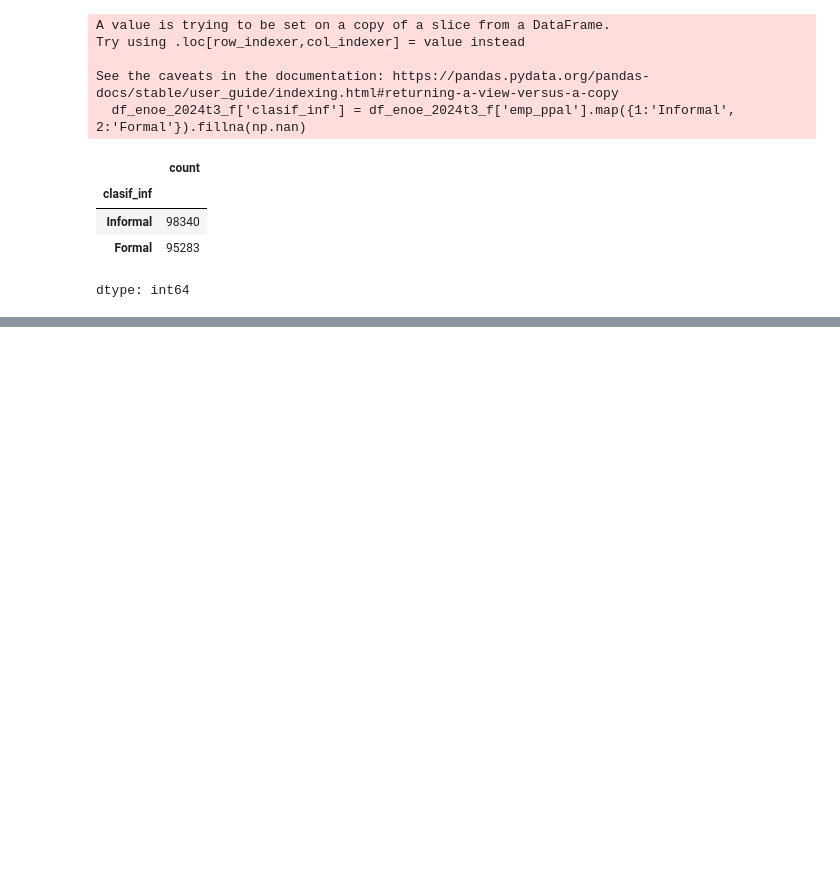
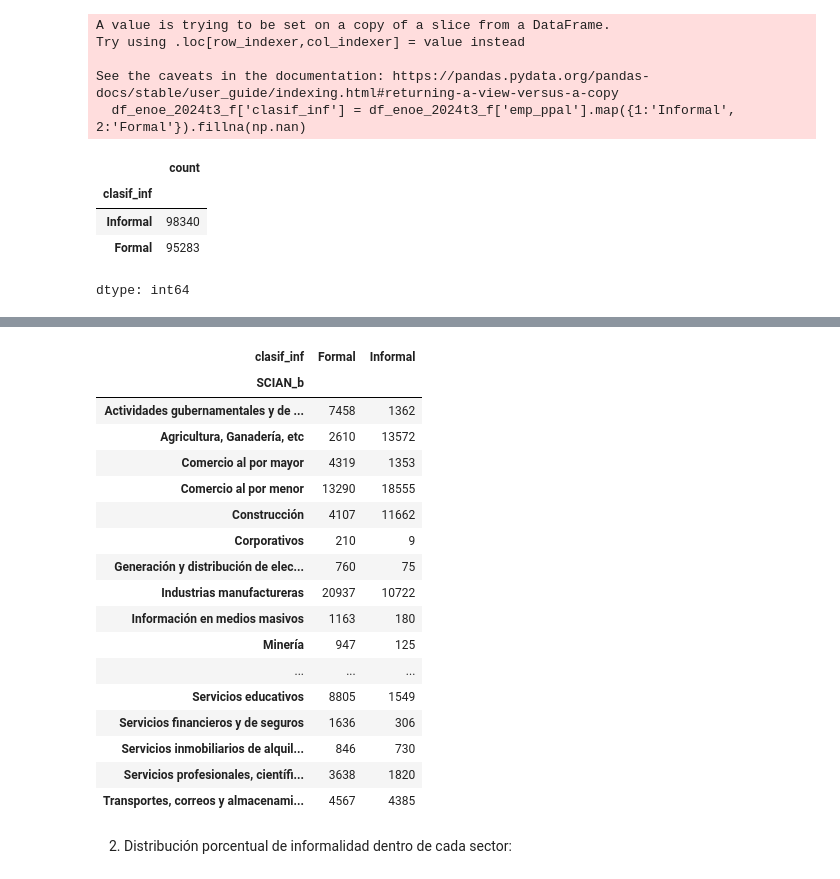
Before and after one commit to DiegoSReco/intro_python_para_economistas, a Jupyter notebook: script_python_5_Analisis_Datos_Pandas_2.ipynb, the cells around one changed output, grey strips where cells are left out. Drawn from its saved outputs; the diff is of its cells as text; code cells hidden in the pictures; blank space fills up the shorter version.

```diff
--- a/script_python_5_Analisis_Datos_Pandas_2.ipynb
+++ b/script_python_5_Analisis_Datos_Pandas_2.ipynb
@@ -2094,4 +2096,6 @@ scian_descripciones = {
 
 
 #¿Qué función utilizo?
-df_enoe_2024t3_f['SCIAN_b'] =
+df_enoe_2024t3_f['SCIAN_b'] = df_enoe_2024t3_f['scian'].map(scian_descripciones)
+
+df_enoe_2024t3_f['SCIAN_b'].value_counts()
@@ -2118,0 +2171,24 @@ dtype: int64
+# %%
+#Ejecución de función
+pd.crosstab(df_enoe_2024t3_f['SCIAN_b'], df_enoe_2024t3_f['clasif_inf'])
+# %% [output]
+| clasif_inf | Formal | Informal |
+| SCIAN_b |  |  |
+| Actividades gubernamentales y de ... | 7458 | 1362 |
+| Agricultura, Ganadería, etc | 2610 | 13572 |
+| Comercio al por mayor | 4319 | 1353 |
+| Comercio al por menor | 13290 | 18555 |
+| Construcción | 4107 | 11662 |
+| Corporativos | 210 | 9 |
+| Generación y distribución de elec... | 760 | 75 |
+| Industrias manufactureras | 20937 | 10722 |
+| Información en medios masivos | 1163 | 180 |
+| Minería | 947 | 125 |
+| ... | ... | ... |
+| Servicios educativos | 8805 | 1549 |
+| Servicios financieros y de seguros | 1636 | 306 |
+| Servicios inmobiliarios de alquil... | 846 | 730 |
+| Servicios profesionales, científi... | 3638 | 1820 |
+| Transportes, correos y almacenami... | 4567 | 4385 |
+# %% [markdown]
+2. Distribución porcentual de informalidad dentro de cada sector:
```
Also changed, not shown: parts of 4 cells of this notebook.
